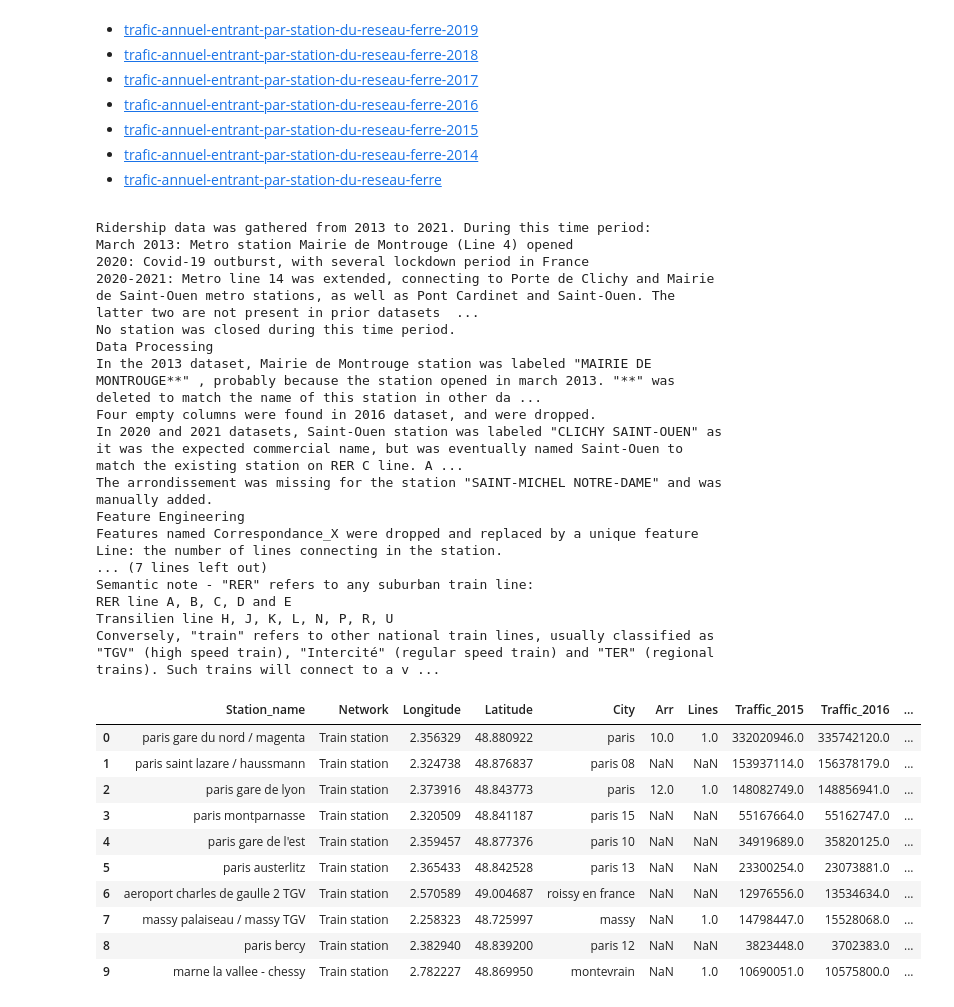
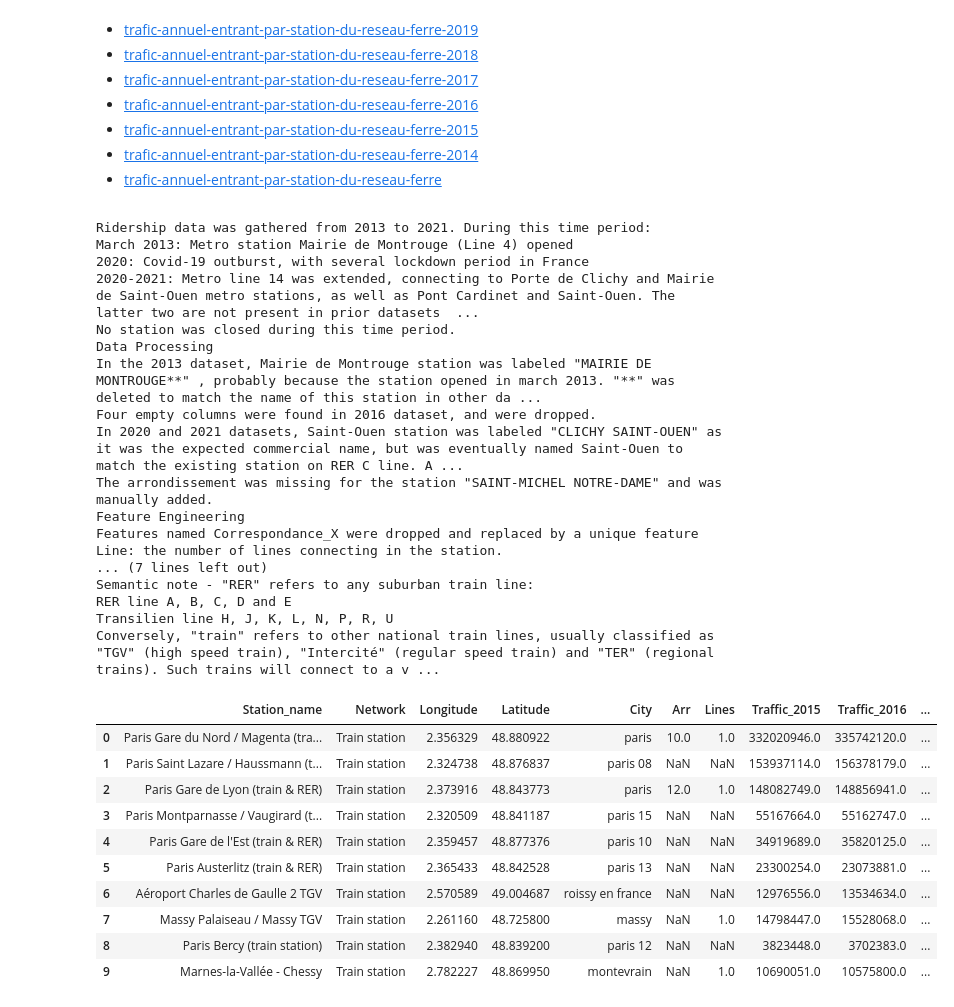
Before and after one commit to lucas-lfp/even-flow__railway-traffic-dashboard, a Jupyter notebook: ef_data_process.ipynb, the cells around one changed output. Saved outputs shown, nothing was run; the diff lists cells and outputs as text; code cells hidden in the pictures.

Commit message:
corrects GPS coords and creates the Versailles dataset

```diff
--- a/ef_data_process.ipynb
+++ b/ef_data_process.ipynb
@@ -216,15 +217,15 @@ trafic-annuel-entrant-par-station-du-reseau-ferre-2014
 trafic-annuel-entrant-par-station-du-reseau-ferre
 # %%
 # Importing RATP data: Metro and RER A/B ridership
-ratp_2013 = pd.read_csv('original_datasets/trafic-annuel-entrant-par-station-du-reseau-ferre.csv', sep = ';')
-ratp_2014 = pd.read_csv('original_datasets/trafic-annuel-entrant-par-station-du-reseau-ferre-2014.csv', sep = ';')
-ratp_2015 = pd.read_csv('original_datasets/trafic-annuel-entrant-par-station-du-reseau-ferre-2015.csv', sep = ';')
-ratp_2016 = pd.read_csv('original_datasets/trafic-annuel-entrant-par-station-du-reseau-ferre-2016.csv', sep = ';')
-ratp_2017 = pd.read_csv('original_datasets/trafic-annuel-entrant-par-station-du-reseau-ferre-2017.csv', sep = ';')
-ratp_2018 = pd.read_csv('original_datasets/trafic-annuel-entrant-par-station-du-reseau-ferre-2018.csv', sep = ';')
-ratp_2019 = pd.read_csv('original_datasets/trafic-annuel-entrant-par-station-du-reseau-ferre-2019.csv', sep = ';')
-ratp_2020 = pd.read_csv('original_datasets/trafic-annuel-entrant-par-station-du-reseau-ferre-2020.csv', sep = ';')
-ratp_2021 = pd.read_csv('original_datasets/trafic-annuel-entrant-par-station-du-reseau-ferre-2021.csv', sep = ';')
+ratp_2013 = pd.read_csv('original_datasets/traffic_RATP/trafic-annuel-entrant-par-station-du-reseau-ferre.csv', sep = ';')
+ratp_2014 = pd.read_csv('original_datasets/traffic_RATP/trafic-annuel-entrant-par-station-du-reseau-ferre-2014.csv', sep = ';')
+ratp_2015 = pd.read_csv('original_datasets/traffic_RATP/trafic-annuel-entrant-par-station-du-reseau-ferre-2015.csv', sep = ';')
+ratp_2016 = pd.read_csv('original_datasets/traffic_RATP/trafic-annuel-entrant-par-station-du-reseau-ferre-2016.csv', sep = ';')
+ratp_2017 = pd.read_csv('original_datasets/traffic_RATP/trafic-annuel-entrant-par-station-du-reseau-ferre-2017.csv', sep = ';')
+ratp_2018 = pd.read_csv('original_datasets/traffic_RATP/trafic-annuel-entrant-par-station-du-reseau-ferre-2018.csv', sep = ';')
+ratp_2019 = pd.read_csv('original_datasets/traffic_RATP/trafic-annuel-entrant-par-station-du-reseau-ferre-2019.csv', sep = ';')
+ratp_2020 = pd.read_csv('original_datasets/traffic_RATP/trafic-annuel-entrant-par-station-du-reseau-ferre-2020.csv', sep = ';')
+ratp_2021 = pd.read_csv('original_datasets/traffic_RATP/trafic-annuel-entrant-par-station-du-reseau-ferre-2021.csv', sep = ';')
 
 ratp_2013.loc[308, 'Station'] = "MAIRIE DE MONTROUGE"
 ratp_2016 = ratp_2016.drop(['Column 12', 'Column 13', 'Column 14', 'Column 15'], axis = 1)
@@ -514,7 +515,31 @@ for i in range(2015,2023,1):
     rer = rer.sort_values(by = f'Traffic_{i}', ascending = False).reset_index(drop = True)
     rer[f'Rank_rer_{i}'] = rer.apply(lambda row: row.name + 1, axis = 1)
 
+
 df = pd.concat([gares, metro, rer])
+
+df['Station_name'] = df['Station_name'].map(stations_names)                # Updating Stations' names
+
+# Correcting GPS coords for Bréval Station
+df.loc[299, 'Longitude'] = 1.54184
+df.loc[299, 'Latitude'] = 48.94370
+
+# Correcting GPS coords for Versailles Chantiers
+df.loc[df['Origin_id'] == 531, 'Longitude'] = 2.13516
+df.loc[df['Origin_id'] == 531, 'Latitude'] = 48.79569
+
+# Correcting GPS coords for Versailles Château Rive Gauche
+df.loc[df['Origin_id'] == 457, 'Longitude'] = 2.12888
+df.loc[df['Origin_id'] == 457, 'Latitude'] = 48.80033
+
+# Correcting GPS coords for Massy-Palaiseau
+df.loc[df['Origin_id'] == 157, 'Longitude'] = 2.26116
+df.loc[df['Origin_id'] == 157, 'Latitude'] = 48.72580
+
+# Correcting GPS coords for Guillerval
+df.loc[df['Origin_id'] == 398,'Longitude'] = 2.06040
+df.loc[df['Origin_id'] == 398,'Latitude'] = 48.37488
+
 df.to_csv('even_flow_etl_database.csv')
 display(HTML(f"""
 <div class = 'all'>
@@ -572,40 +597,40 @@ display(HTML(f"""
         <li>Transilien line H, J, K, L, N, P, R, U</li>
     </ul>
     <p>
         Conversely, "train" refers to other national train lines, usually classified as "TGV" (high speed train),
         "Intercité" (regular speed train) and "TER" (regional trains). Such trains will connect to a very limited number
         of stations from this dataset, classified as "Train station"
     </p>
 </div>
 """))
 
 display(df.head(10))
 # %% [output]
 Ridership data was gathered from 2013 to 2021. During this time period:
 March 2013: Metro station Mairie de Montrouge (Line 4) opened
 2020: Covid-19 outburst, with several lockdown period in France
 2020-2021: Metro line 14 was extended, connecting to Porte de Clichy and Mairie de Saint-Ouen metro stations, as well as Pont Cardinet and Saint-Ouen. The latter two are not present in prior datasets  ...
 No station was closed during this time period.
 Data Processing
 In the 2013 dataset, Mairie de Montrouge station was labeled "MAIRIE DE MONTROUGE**" , probably because the station opened in march 2013. "**" was deleted to match the name of this station in other da ...
 Four empty columns were found in 2016 dataset, and were dropped.
 In 2020 and 2021 datasets, Saint-Ouen station was labeled "CLICHY SAINT-OUEN" as it was the expected commercial name, but was eventually named Saint-Ouen to match the existing station on RER C line. A ...
 The arrondissement was missing for the station "SAINT-MICHEL NOTRE-DAME" and was manually added.
 Feature Engineering
 Features named Correspondance_X were dropped and replaced by a unique feature Line: the number of lines connecting in the station.
 ... (7 lines left out)
 Semantic note - "RER" refers to any suburban train line:
 RER line A, B, C, D and E
 Transilien line H, J, K, L, N, P, R, U
 Conversely, "train" refers to other national train lines, usually classified as "TGV" (high speed train), "Intercité" (regular speed train) and "TER" (regional trains). Such trains will connect to a v ...
 |  | Station_name | Network | Longitude | Latitude | City | Arr | Lines | Traffic_2015 | Traffic_2016 | ... |
-| 0 | paris gare du nord / magenta | Train station | 2.356329 | 48.880922 | paris | 10.0 | 1.0 | 332020946.0 | 335742120.0 | ... |
-| 1 | paris saint lazare / haussmann | Train station | 2.324738 | 48.876837 | paris 08 | NaN | NaN | 153937114.0 | 156378179.0 | ... |
-| 2 | paris gare de lyon | Train station | 2.373916 | 48.843773 | paris | 12.0 | 1.0 | 148082749.0 | 148856941.0 | ... |
-| 3 | paris montparnasse | Train station | 2.320509 | 48.841187 | paris 15 | NaN | NaN | 55167664.0 | 55162747.0 | ... |
-| 4 | paris gare de l'est | Train station | 2.359457 | 48.877376 | paris 10 | NaN | NaN | 34919689.0 | 35820125.0 | ... |
-| 5 | paris austerlitz | Train station | 2.365433 | 48.842528 | paris 13 | NaN | NaN | 23300254.0 | 23073881.0 | ... |
-| 6 | aeroport charles de gaulle 2 TGV | Train station | 2.570589 | 49.004687 | roissy en france | NaN | NaN | 12976556.0 | 13534634.0 | ... |
-| 7 | massy palaiseau / massy TGV | Train station | 2.258323 | 48.725997 | massy | NaN | 1.0 | 14798447.0 | 15528068.0 | ... |
-| 8 | paris bercy | Train station | 2.382940 | 48.839200 | paris 12 | NaN | NaN | 3823448.0 | 3702383.0 | ... |
-| 9 | marne la vallee - chessy | Train station | 2.782227 | 48.869950 | montevrain | NaN | 1.0 | 10690051.0 | 10575800.0 | ... |
+| 0 | Paris Gare du Nord / Magenta (tra... | Train station | 2.356329 | 48.880922 | paris | 10.0 | 1.0 | 332020946.0 | 335742120.0 | ... |
+| 1 | Paris Saint Lazare / Haussmann (t... | Train station | 2.324738 | 48.876837 | paris 08 | NaN | NaN | 153937114.0 | 156378179.0 | ... |
+| 2 | Paris Gare de Lyon (train & RER) | Train station | 2.373916 | 48.843773 | paris | 12.0 | 1.0 | 148082749.0 | 148856941.0 | ... |
+| 3 | Paris Montparnasse / Vaugirard (t... | Train station | 2.320509 | 48.841187 | paris 15 | NaN | NaN | 55167664.0 | 55162747.0 | ... |
+| 4 | Paris Gare de l'Est (train & RER) | Train station | 2.359457 | 48.877376 | paris 10 | NaN | NaN | 34919689.0 | 35820125.0 | ... |
+| 5 | Paris Austerlitz (train & RER) | Train station | 2.365433 | 48.842528 | paris 13 | NaN | NaN | 23300254.0 | 23073881.0 | ... |
+| 6 | Aéroport Charles de Gaulle 2 TGV | Train station | 2.570589 | 49.004687 | roissy en france | NaN | NaN | 12976556.0 | 13534634.0 | ... |
+| 7 | Massy Palaiseau / Massy TGV | Train station | 2.261160 | 48.725800 | massy | NaN | 1.0 | 14798447.0 | 15528068.0 | ... |
+| 8 | Paris Bercy (train station) | Train station | 2.382940 | 48.839200 | paris 12 | NaN | NaN | 3823448.0 | 3702383.0 | ... |
+| 9 | Marnes-la-Vallée - Chessy | Train station | 2.782227 | 48.869950 | montevrain | NaN | 1.0 | 10690051.0 | 10575800.0 | ... |
```
Also changed, not shown: parts of 6 cells of this notebook.
